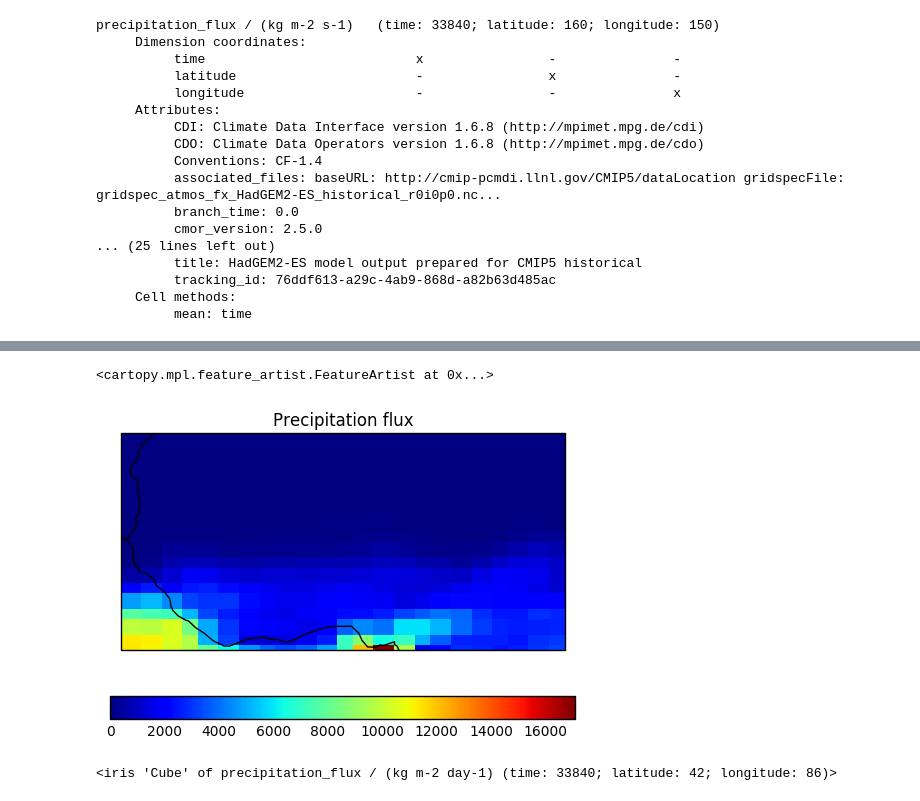
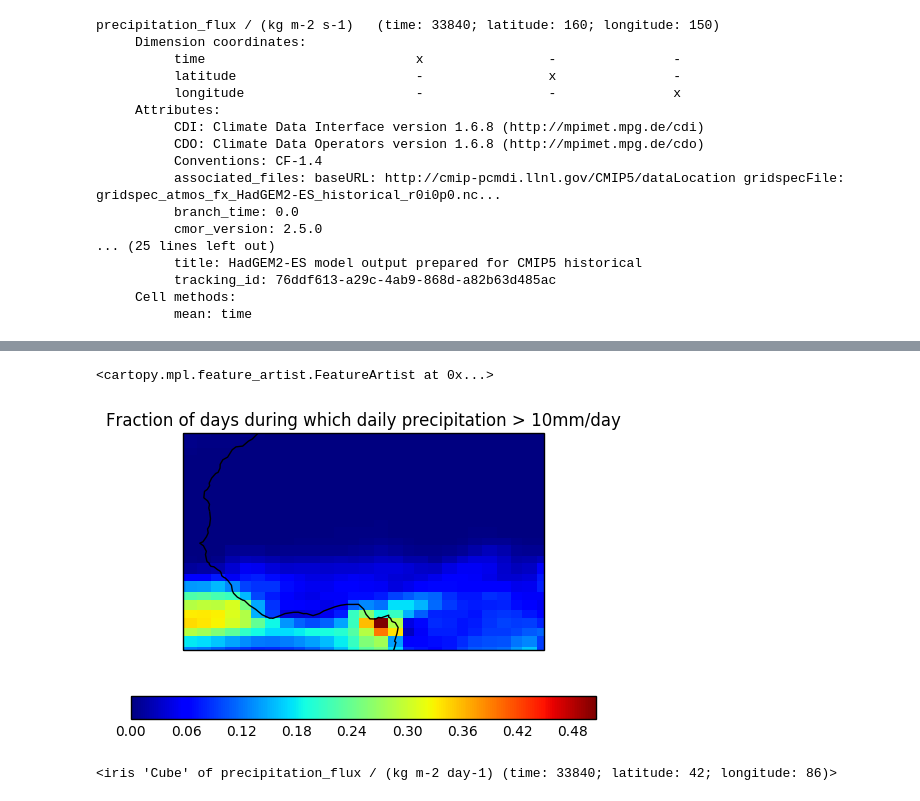
Before and after one commit to AMMA-2050/metrics_workshop, a Jupyter notebook: notebooks/homework_to_be.ipynb, the cells around one changed output, grey strips where cells are left out. Cells and saved outputs as stored; diff of their text form; code cells hidden in the pictures.

```diff
--- a/notebooks/homework_to_be.ipynb
+++ b/notebooks/homework_to_be.ipynb
@@ -150,9 +167,10 @@ CoordinateNotFoundError: 'Expected to find exactly 1  coordinate, but found none
-# %%
-qplt.pcolormesh(thresh)
-plt.gca().coastlines()
-# %% [output]
-<cartopy.mpl.feature_artist.FeatureArtist at 0x...>
-[figure, removed]
+# %%
+qplt.pcolormesh(thresh / len(pcp.coord('time').points))
+plt.title('Fraction of days during which daily precipitation > 10mm/day')
+plt.gca().coastlines()
+# %% [output]
+<cartopy.mpl.feature_artist.FeatureArtist at 0x...>
+[figure, added]
 # %%
 pcp
 # %% [output]
```
Also changed, not shown: parts of 13 cells of this notebook.
